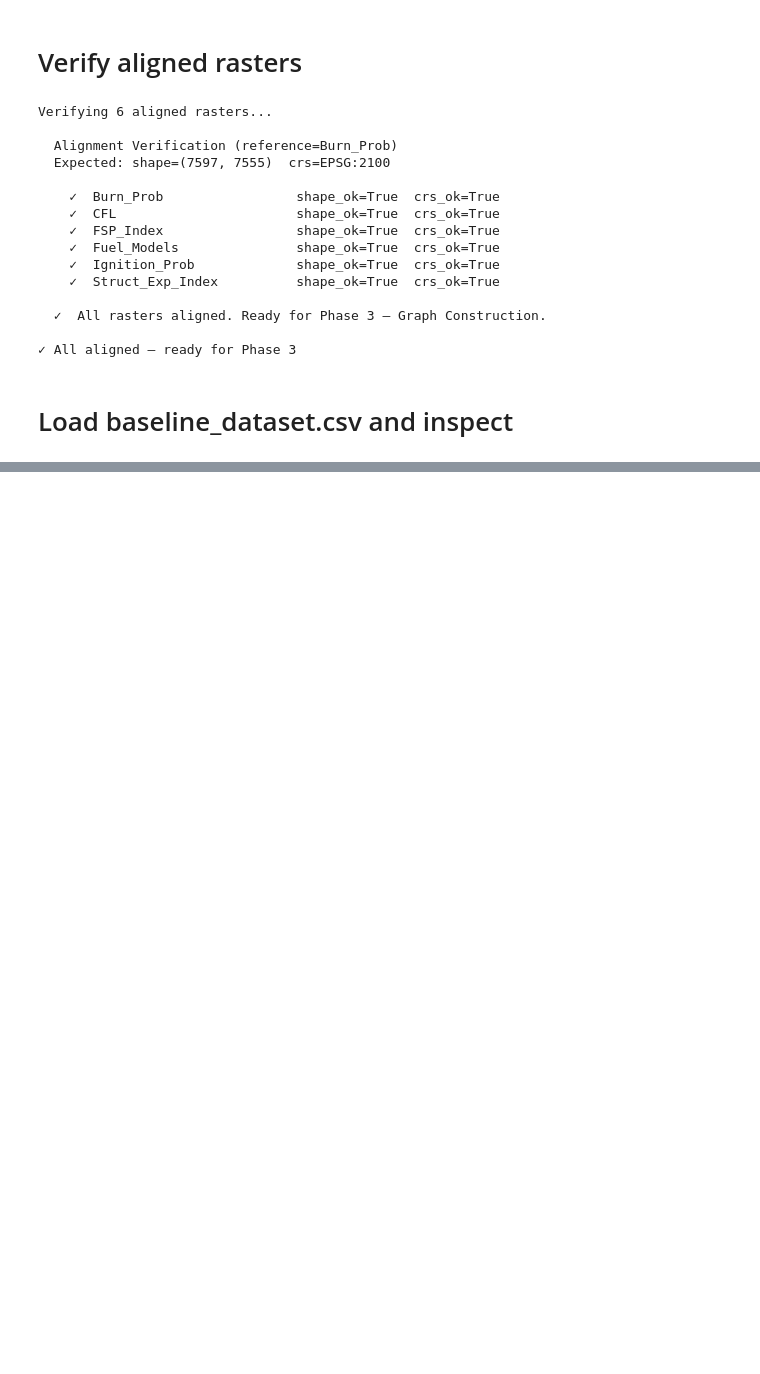
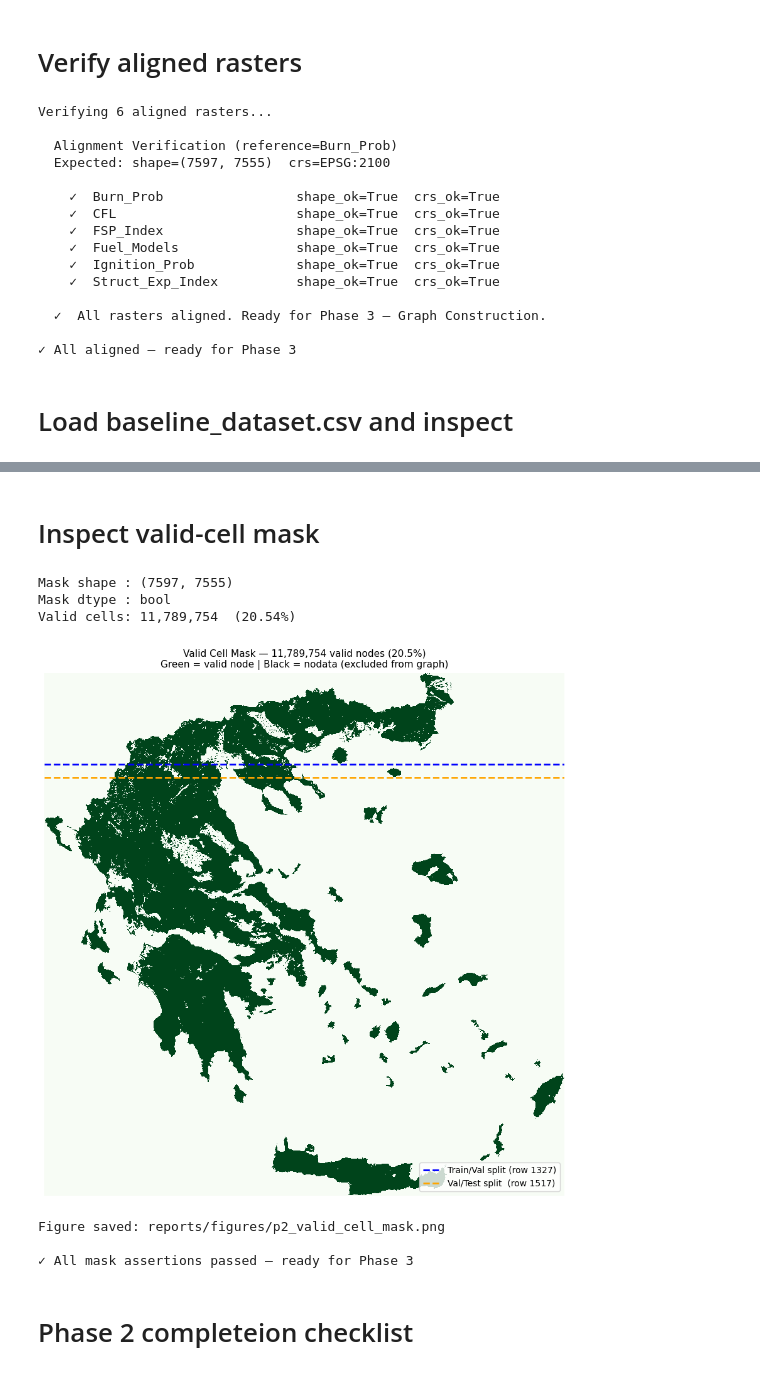
Before and after one commit to dilrabonu/spatiotemporal-gnn-wildfire-risk, a Jupyter notebook: notebooks/01_dataset_exploration.ipynb, the cells around one changed output, grey strips where cells are left out. Drawn from its saved outputs; the diff is of its cells as text; code cells hidden in the pictures; blank space fills up the shorter version.

```diff
--- a/notebooks/01_dataset_exploration.ipynb
+++ b/notebooks/01_dataset_exploration.ipynb
@@ -389,0 +408,48 @@ else:
+# %% [markdown]
+# Inspect valid-cell mask
+# %%
+mask_path = FEAT_DIR / 'valid_cell_mask.npy'
+
+if not mask_path.exists():
+    print('valid_cell_mask.npy not found — run pipeline first.')
+else:
+    mask = np.load(mask_path)
+    print(f'Mask shape : {mask.shape}')
+    print(f'Mask dtype : {mask.dtype}')
+    print(f'Valid cells: {mask.sum():,}  ({100*mask.mean():.2f}%)')
+
+    fig, ax = plt.subplots(1, 1, figsize=(9, 9))
+    ax.imshow(mask, cmap='Greens', interpolation='nearest')
+    ax.set_title(
+        f'Valid Cell Mask — {mask.sum():,} valid nodes ({100*mask.mean():.1f}%)\n'
+        'Green = valid node | Black = nodata (excluded from graph)',
+        fontsize=11
+    )
+
+    # Add split lines
+    ax.axhline(config['split']['train_rows'][1], color='blue',  lw=2, ls='--',
+               label=f'Train/Val split (row {config["split"]["train_rows"][1]})')
+    ax.axhline(config['split']['val_rows'][1],   color='orange', lw=2, ls='--',
+               label=f'Val/Test split  (row {config["split"]["val_rows"][1]})')
+    ax.legend(loc='lower right')
+    ax.set_axis_off()
+
+    plt.tight_layout()
+    plt.savefig(FIG_DIR / 'p2_valid_cell_mask.png', dpi=150, bbox_inches='tight')
+    plt.show()
+    print('Figure saved: reports/figures/p2_valid_cell_mask.png')
+
+    assert mask.ndim == 2,        'Mask must be 2D'
+    assert mask.dtype == bool,    'Mask must be boolean'
+    assert mask.sum() > 200_000,  f'Only {mask.sum():,} valid cells — check masking logic'
+    print('\n✓ All mask assertions passed — ready for Phase 3')
+# %% [output]
+Mask shape : (7597, 7555)
+Mask dtype : bool
+Valid cells: 11,789,754  (20.54%)
+[figure, added]
+Figure saved: reports/figures/p2_valid_cell_mask.png
+
+✓ All mask assertions passed — ready for Phase 3
+# %% [markdown]
+# Phase 2 completeion checklist
```
Also changed, not shown: parts of 2 cells of this notebook, 1 other file.
